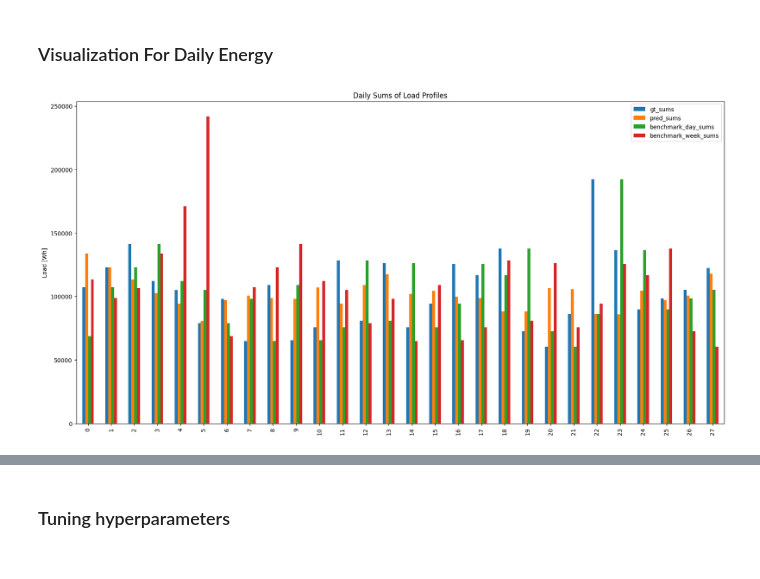
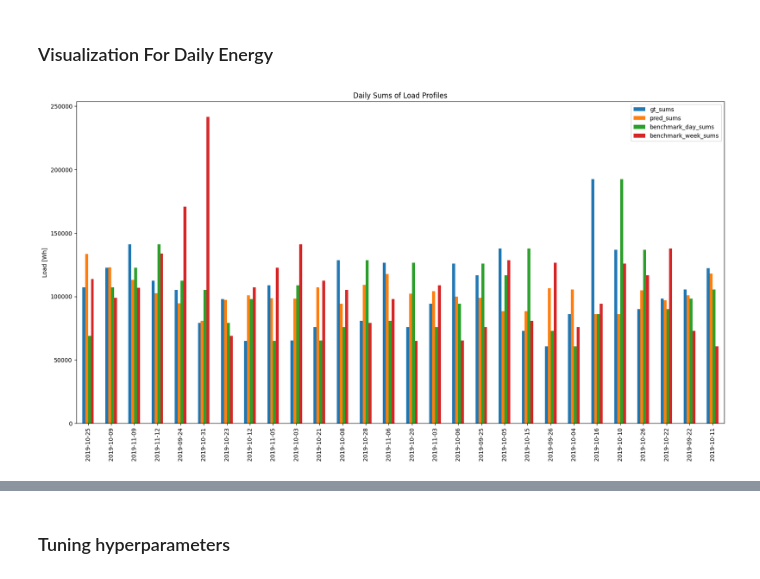
Before and after one commit to tsbyq/WattCast, a Jupyter notebook: bin/benchmarks.ipynb, the cells around one changed output, grey strips where cells are left out. Saved outputs shown, nothing was run; the diff lists cells and outputs as text; code cells hidden in the pictures.

```diff
--- a/bin/benchmarks.ipynb
+++ b/bin/benchmarks.ipynb
@@ -60,8 +63,0 @@ df.shape
-# %%
-# past information
-lagged_days = 7
-if config_features['past_info']:
-    df = calc_rolling_sum_of_load(df, 7)
-    df["load_of_last_day"] = df.iloc[:,:n_timesteps_per_day].sum(axis=1).shift(1)
-    for i in range(2,lagged_days+1):
-        df = pd.concat([df, df.iloc[:,:n_timesteps_per_day].shift(i)],axis=1).dropna()
@@ -105,5 +126,9 @@ model = XGBRegressor(
+# %%
+# define the model
+model = XGBRegressor(
+    **model_params)
 # %%
-model.fit(X_train, y_train)
+model.fit(X_train, y_train, eval_set=[(X_test, y_test)], verbose=False)
 # %% [output]
 XGBRegressor(base_score=None, booster=None, callbacks=None,
              colsample_bylevel=None, colsample_bynode=None,
@@ -127,3 +144,7 @@ if config_features['boxcox']:
+# %%
+predictions = model.predict(X_test)
+
+predictions_reshaped = post_process_xgb_predictions(predictions, scaler, config_features, lam)
 # %%
 # create the persistence benchmarks
 gt = df_first.loc[test_idx]
@@ -152,26 +172,27 @@ df_metrics
 # %% [markdown]
 ### Visualization For Daily Energy
 # %%
-benchmark_day_per_day = benchmark_day.reshape(predictions.shape)[7:]
-benchmark_week_per_day = benchmark_week.reshape(predictions.shape)[7:]
-predictions_per_day = predictions_reshaped.reshape(predictions.shape)[7:].sum(axis=1)
-gt_per_day = gt.reshape(predictions.shape)[7:].sum(axis=1)
+
+start_later = 7
+benchmark_day_per_day = benchmark_day.reshape(predictions.shape)[start_later:]
+benchmark_week_per_day = benchmark_week.reshape(predictions.shape)[start_later:]
+predictions_per_day = predictions_reshaped.reshape(predictions.shape)[start_later:].sum(axis=1)
+gt_per_day = gt.reshape(predictions.shape)[start_later:].sum(axis=1)
 
 
 df_daily_sum = pd.DataFrame({
                             'gt_sums':gt_per_day,
                             'pred_sums': predictions_per_day,
                             'benchmark_day_sums': benchmark_day_per_day.sum(axis=1),
                             'benchmark_week_sums': benchmark_week_per_day.sum(axis=1)
-                             })[:28] * 4
-
-
+                             }, index=list(set(test_idx.date))[start_later:]
+                             )[:28] * 4
 
 df_daily_sum.plot(title='Daily Sums of Load Profiles', kind='bar', figsize=(20,10))
 plt.ylabel('Load [Wh]')
 plt.show()
 # %% [output]
-[figure, old version]
+[figure, new version]
 # %%
 df_metrics_daily = calc_metrics(df_daily_sum, [mean_squared_error,mean_absolute_error, r2_score])
 df_metrics_daily
```
Also changed, not shown: parts of 19 cells of this notebook, 1 other file.
